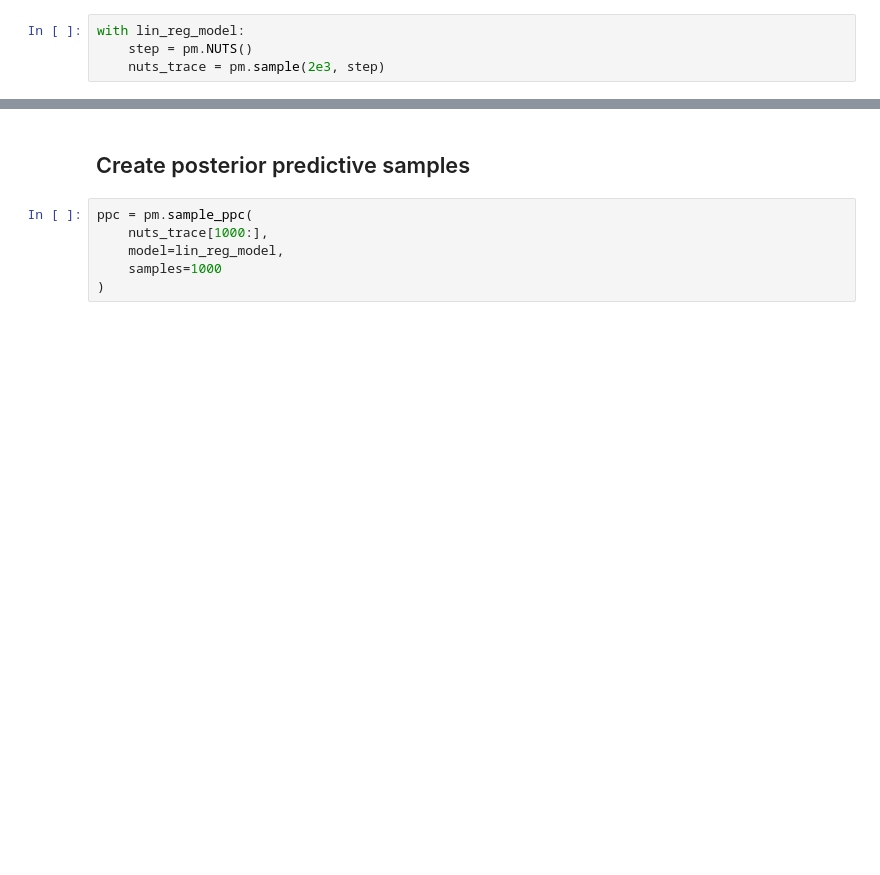
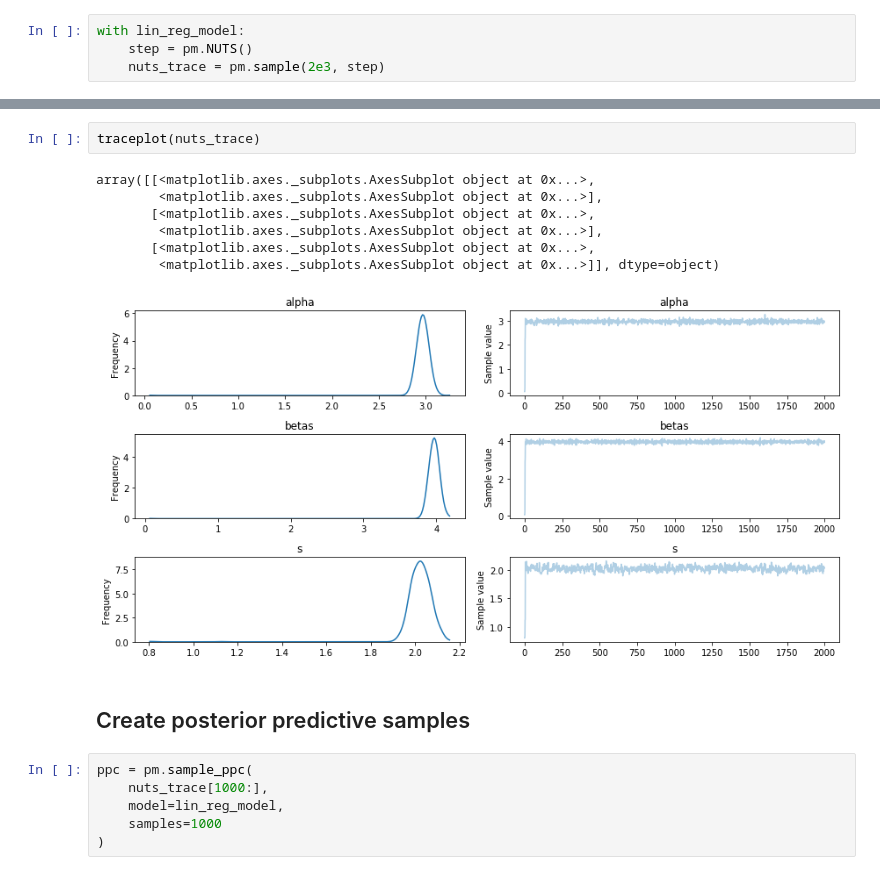
Before and after one commit to parsing-science/pydata_chicago_june_2017, a Jupyter notebook: Talk.ipynb, the cells around one changed output, grey strips where cells are left out. Drawn from its saved outputs; the diff is of its cells as text; blank space fills up the shorter version.

```diff
--- a/Talk.ipynb
+++ b/Talk.ipynb
@@ -87,3 +131,13 @@ with lin_reg_model:
+# %%
+traceplot(nuts_trace)
+# %% [output]
+array([[<matplotlib.axes._subplots.AxesSubplot object at 0x...>,
+        <matplotlib.axes._subplots.AxesSubplot object at 0x...>],
+       [<matplotlib.axes._subplots.AxesSubplot object at 0x...>,
+        <matplotlib.axes._subplots.AxesSubplot object at 0x...>],
+       [<matplotlib.axes._subplots.AxesSubplot object at 0x...>,
+        <matplotlib.axes._subplots.AxesSubplot object at 0x...>]], dtype=object)
+[figure, added]
 # %% [markdown]
 <h2> Create posterior predictive samples </h2>
 # %%
```
Also changed, not shown: parts of 39 cells of this notebook, 6 other files.
